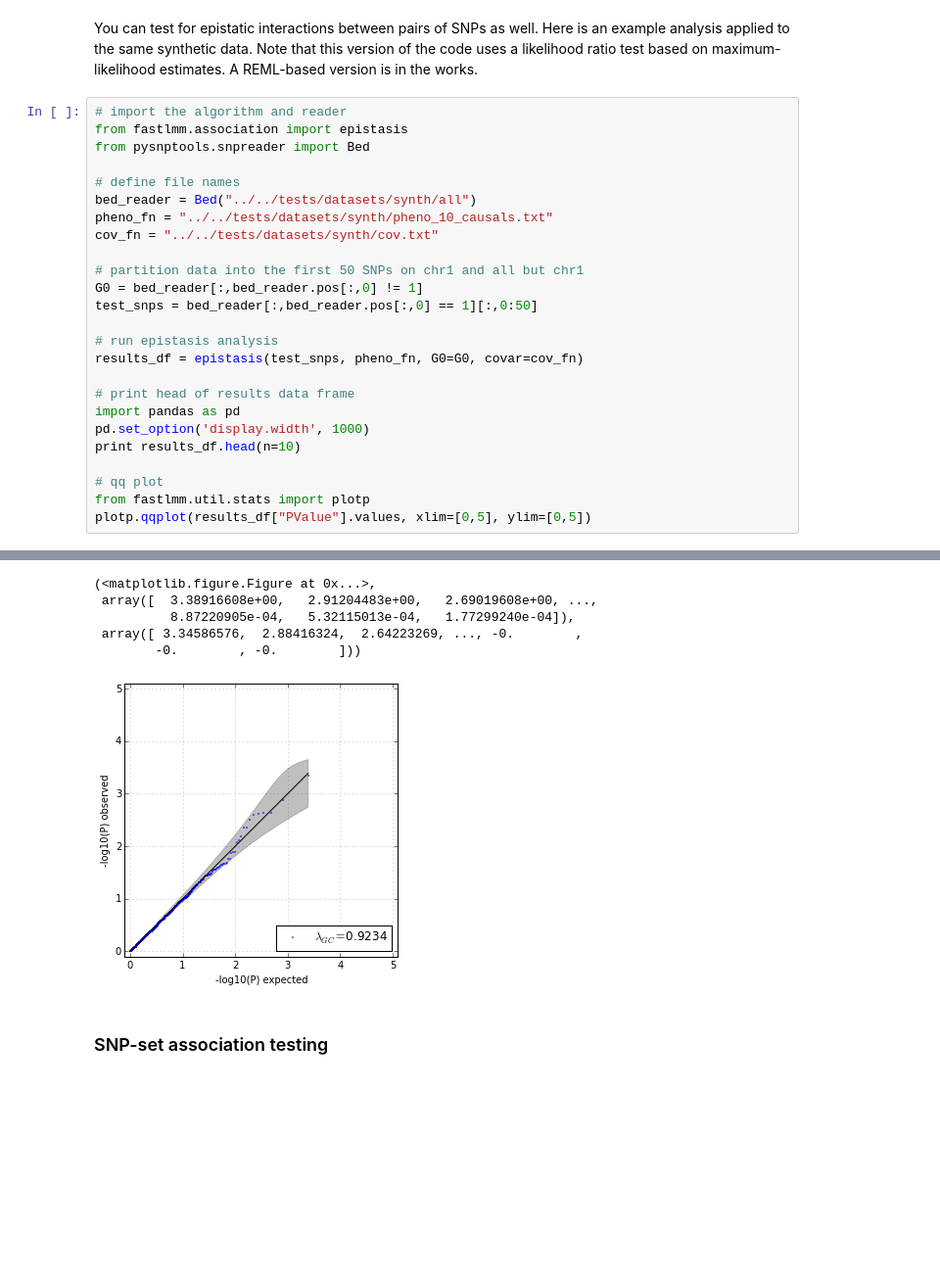
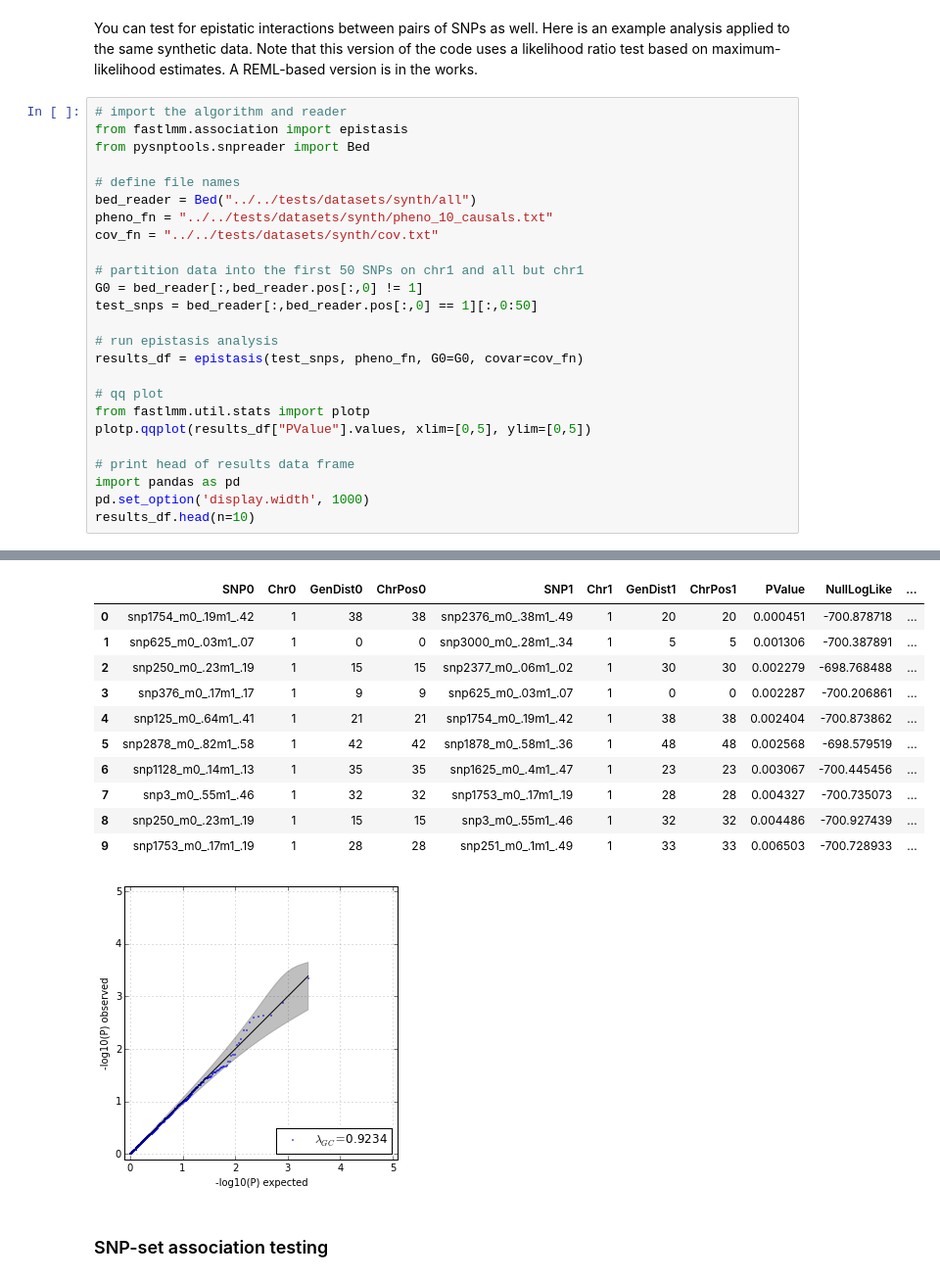
Before and after one commit to rpool/FaST-LMM, a Jupyter notebook: doc/ipynb/FaST-LMM.ipynb, the cells around one changed output, grey strips where cells are left out. Shown at 98% size. Saved outputs shown, nothing was run; the diff lists cells and outputs as text; blank space fills up the shorter version.

```diff
--- a/doc/ipynb/FaST-LMM.ipynb
+++ b/doc/ipynb/FaST-LMM.ipynb
@@ -330,14 +320,14 @@ test_snps = bed_reader[:,bed_reader.pos[:,0] == 1][:,0:50]
 # run epistasis analysis
 results_df = epistasis(test_snps, pheno_fn, G0=G0, covar=cov_fn)
 
+# qq plot
+from fastlmm.util.stats import plotp
+plotp.qqplot(results_df["PValue"].values, xlim=[0,5], ylim=[0,5])
+
 # print head of results data frame
 import pandas as pd
 pd.set_option('display.width', 1000)
-print results_df.head(n=10)
-
-# qq plot
-from fastlmm.util.stats import plotp
-plotp.qqplot(results_df["PValue"].values, xlim=[0,5], ylim=[0,5])
+results_df.head(n=10)
 # %% [output]
 loadPhen is using default missing value of '-9'.
 loadPhen is using default missing value of '-9'.
@@ -355,9 +334,15 @@ loadPhen is using default missing value of '-9'.
 lambda=0.9234
-(<matplotlib.figure.Figure at 0x...>,
- array([  3.38916608e+00,   2.91204483e+00,   2.69019608e+00, ...,
-          8.87220905e-04,   5.32115013e-04,   1.77299240e-04]),
- array([ 3.34586576,  2.88416324,  2.64223269, ..., -0.        ,
-        -0.        , -0.        ]))
+|  | SNP0 | Chr0 | GenDist0 | ChrPos0 | SNP1 | Chr1 | GenDist1 | ChrPos1 | PValue | NullLogLike | ... |
+| 0 | snp1754_m0_.19m1_.42 | 1 | 38 | 38 | snp2376_m0_.38m1_.49 | 1 | 20 | 20 | 0.000451 | -700.878718 | ... |
+| 1 | snp625_m0_.03m1_.07 | 1 | 0 | 0 | snp3000_m0_.28m1_.34 | 1 | 5 | 5 | 0.001306 | -700.387891 | ... |
+| 2 | snp250_m0_.23m1_.19 | 1 | 15 | 15 | snp2377_m0_.06m1_.02 | 1 | 30 | 30 | 0.002279 | -698.768488 | ... |
+| 3 | snp376_m0_.17m1_.17 | 1 | 9 | 9 | snp625_m0_.03m1_.07 | 1 | 0 | 0 | 0.002287 | -700.206861 | ... |
+| 4 | snp125_m0_.64m1_.41 | 1 | 21 | 21 | snp1754_m0_.19m1_.42 | 1 | 38 | 38 | 0.002404 | -700.873862 | ... |
+| 5 | snp2878_m0_.82m1_.58 | 1 | 42 | 42 | snp1878_m0_.58m1_.36 | 1 | 48 | 48 | 0.002568 | -698.579519 | ... |
+| 6 | snp1128_m0_.14m1_.13 | 1 | 35 | 35 | snp1625_m0_.4m1_.47 | 1 | 23 | 23 | 0.003067 | -700.445456 | ... |
+| 7 | snp3_m0_.55m1_.46 | 1 | 32 | 32 | snp1753_m0_.17m1_.19 | 1 | 28 | 28 | 0.004327 | -700.735073 | ... |
+| 8 | snp250_m0_.23m1_.19 | 1 | 15 | 15 | snp3_m0_.55m1_.46 | 1 | 32 | 32 | 0.004486 | -700.927439 | ... |
+| 9 | snp1753_m0_.17m1_.19 | 1 | 28 | 28 | snp251_m0_.1m1_.49 | 1 | 33 | 33 | 0.006503 | -700.728933 | ... |
 [figure]
 # %% [markdown]
 ### SNP-set association testing
```
Also changed, not shown: parts of 7 cells of this notebook, 1 other file.
